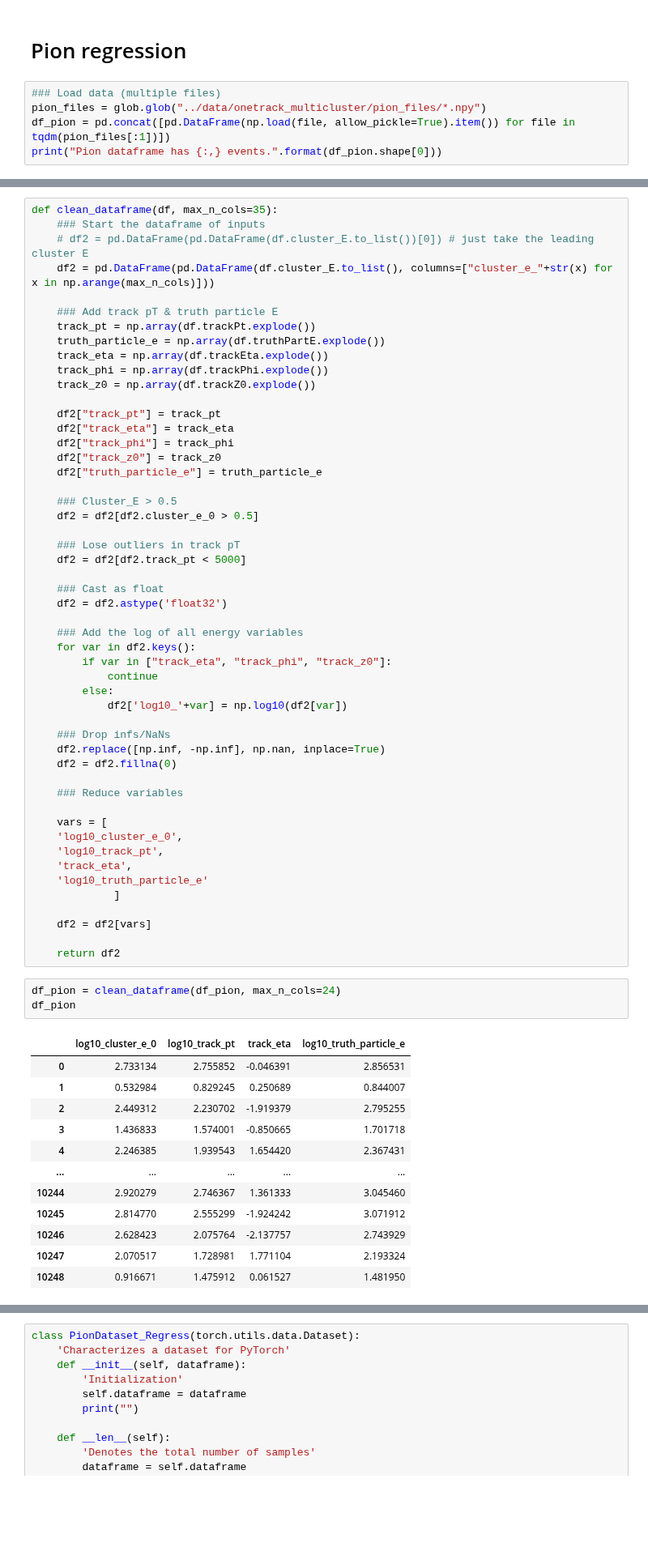
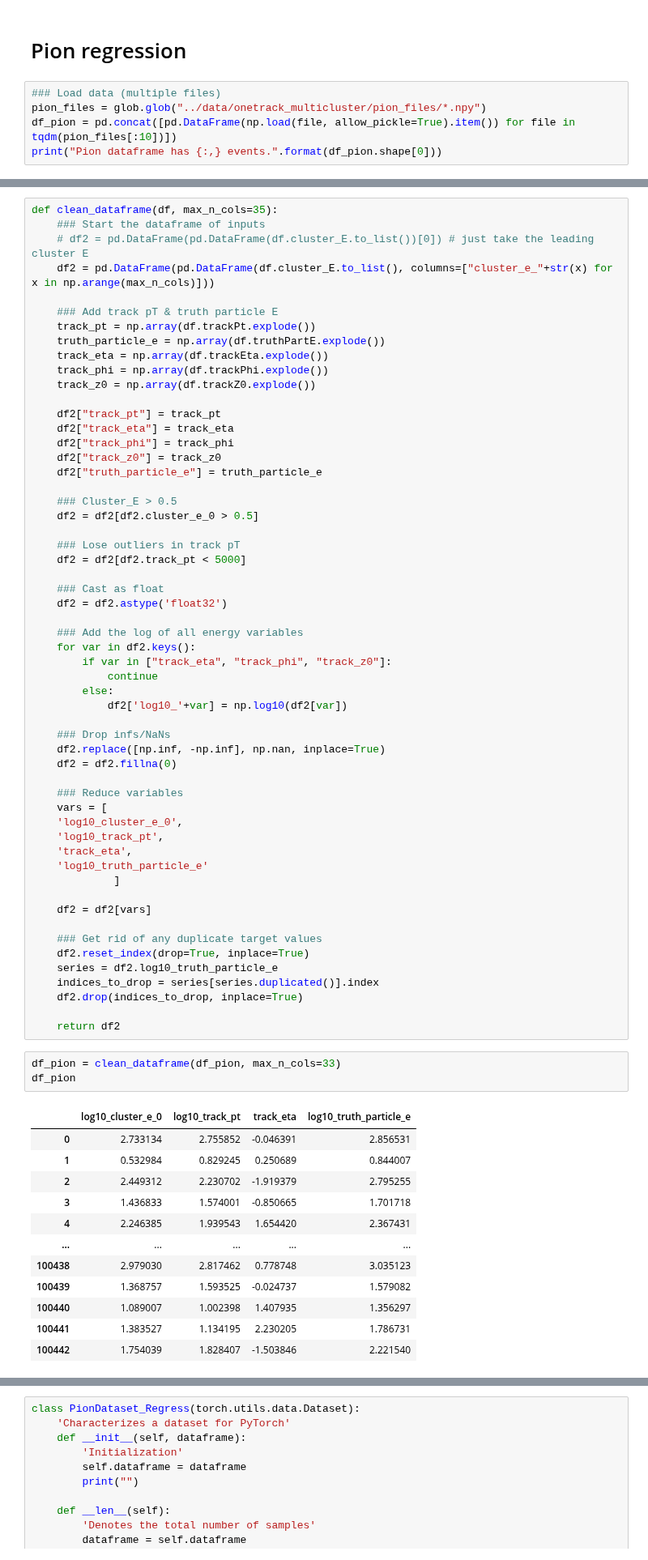
Before and after one commit to atlas-calo-ml/gn4pions_eastbay, a Jupyter notebook: mariel_gnn.ipynb, the cells around one changed output, grey strips where cells are left out. Shown at 81% size. Drawn from its saved outputs; the diff is of its cells as text; blank space fills up the shorter version.

```diff
--- a/mariel_gnn.ipynb
+++ b/mariel_gnn.ipynb
@@ -656,6 +656,6 @@ Total accuracy = 93.17%
 # %%
 ### Load data (multiple files)
 pion_files = glob.glob("../data/onetrack_multicluster/pion_files/*.npy")
-df_pion = pd.concat([pd.DataFrame(np.load(file, allow_pickle=True).item()) for file in tqdm(pion_files[:1])])
+df_pion = pd.concat([pd.DataFrame(np.load(file, allow_pickle=True).item()) for file in tqdm(pion_files[:10])])
 print("Pion dataframe has {:,} events.".format(df_pion.shape[0]))
 # %% [output]
@@ -700,7 +700,6 @@ def clean_dataframe(df, max_n_cols=35):
     df2 = df2.fillna(0)
 
     ### Reduce variables
-
     vars = [
     'log10_cluster_e_0',
     'log10_track_pt',
@@ -710,20 +709,26 @@ def clean_dataframe(df, max_n_cols=35):
 
     df2 = df2[vars]
 
+    ### Get rid of any duplicate target values
+    df2.reset_index(drop=True, inplace=True)
+    series = df2.log10_truth_particle_e
+    indices_to_drop = series[series.duplicated()].index
+    df2.drop(indices_to_drop, inplace=True)
+
     return df2
 # %%
-df_pion = clean_dataframe(df_pion, max_n_cols=24)
+df_pion = clean_dataframe(df_pion, max_n_cols=33)
 df_pion
 # %% [output]
 |  | log10_cluster_e_0 | log10_track_pt | track_eta | log10_truth_particle_e |
 | 0 | 2.733134 | 2.755852 | -0.046391 | 2.856531 |
 | 1 | 0.532984 | 0.829245 | 0.250689 | 0.844007 |
 | 2 | 2.449312 | 2.230702 | -1.919379 | 2.795255 |
 | 3 | 1.436833 | 1.574001 | -0.850665 | 1.701718 |
 | 4 | 2.246385 | 1.939543 | 1.654420 | 2.367431 |
 | ... | ... | ... | ... | ... |
-| 10244 | 2.920279 | 2.746367 | 1.361333 | 3.045460 |
-| 10245 | 2.814770 | 2.555299 | -1.924242 | 3.071912 |
-| 10246 | 2.628423 | 2.075764 | -2.137757 | 2.743929 |
-| 10247 | 2.070517 | 1.728981 | 1.771104 | 2.193324 |
-| 10248 | 0.916671 | 1.475912 | 0.061527 | 1.481950 |
+| 100438 | 2.979030 | 2.817462 | 0.778748 | 3.035123 |
+| 100439 | 1.368757 | 1.593525 | -0.024737 | 1.579082 |
+| 100440 | 1.089007 | 1.002398 | 1.407935 | 1.356297 |
+| 100441 | 1.383527 | 1.134195 | 2.230205 | 1.786731 |
+| 100442 | 1.754039 | 1.828407 | -1.503846 | 2.221540 |
```
Also changed, not shown: parts of 13 cells of this notebook.
